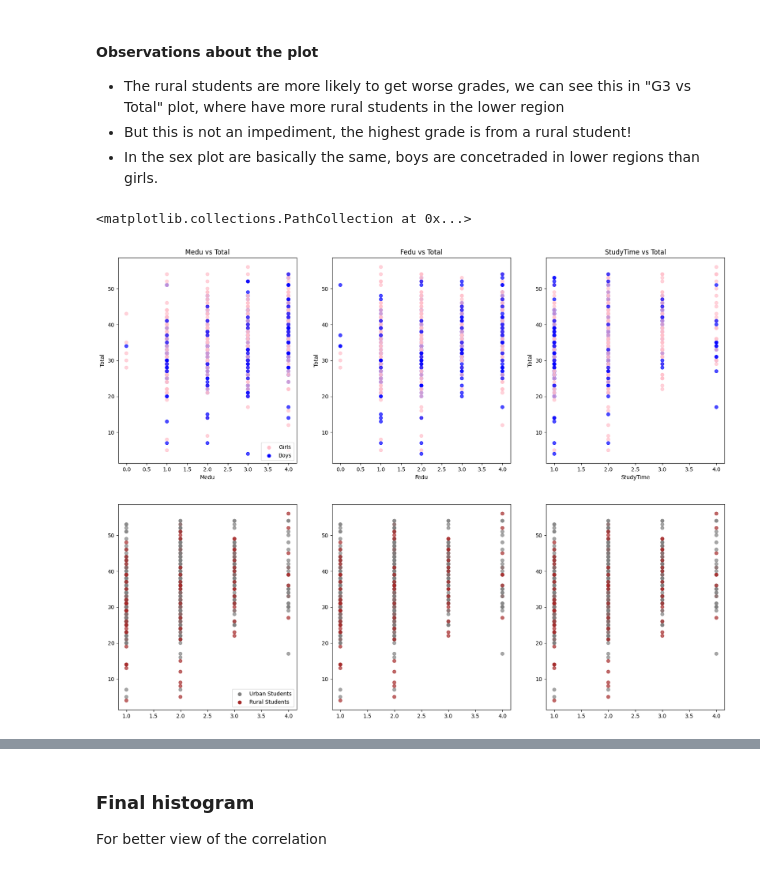
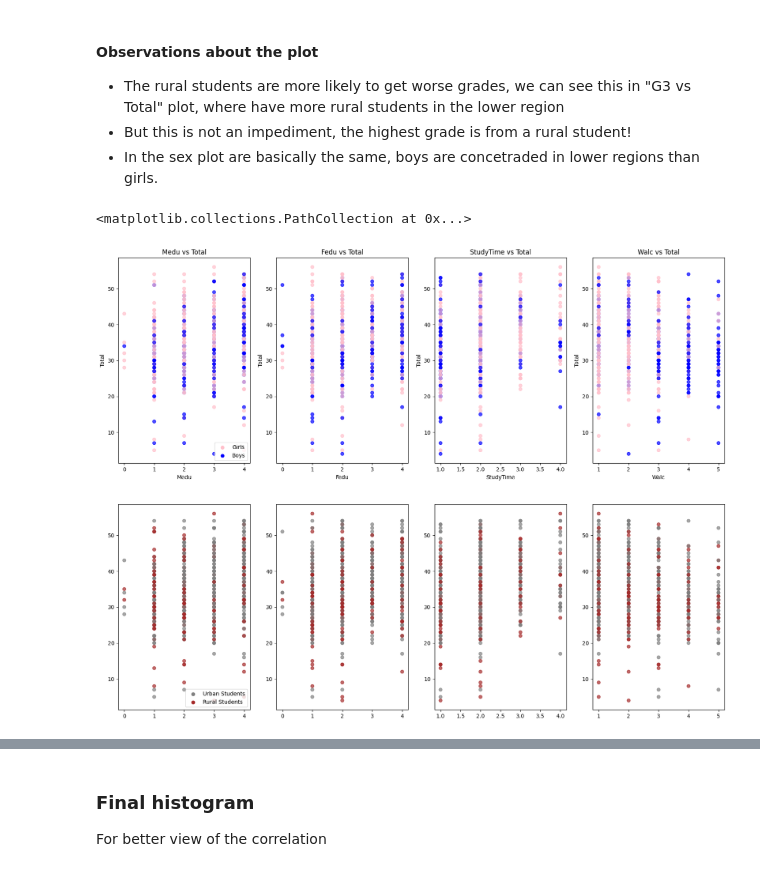
Before and after one commit to VBritis/EDA-StudentPerformance, a Jupyter notebook: EDA.ipynb, the cells around one changed output, grey strips where cells are left out. Cells and saved outputs as stored; diff of their text form; code cells hidden in the pictures.

```diff
--- a/EDA.ipynb
+++ b/EDA.ipynb
@@ -267,42 +268,51 @@ plt.scatter(df['G3'], df['total'], color=df['sex'].map(colors), alpha=0.7)
 #All grades comparasion with final grade
 colorus = {'U': 'gray', 'R': 'brown','M': 'blue','F': 'pink'}
 plt.figure(figsize=(20,15))
 
-plt.subplot(2, 3, 1)
+plt.subplot(2, 4, 1)
 plt.scatter(df['Medu'], df['total'], color=df['sex'].map(colorus), alpha=0.7)
 plt.title('Medu vs Total')
 plt.xlabel('Medu')
 plt.ylabel('Total')
 plt.scatter([], [], color='pink', label='Girls')
 plt.scatter([], [], color='blue', label='Boys')
 plt.legend(loc="lower right")
 
-plt.subplot(2,3,2)
+plt.subplot(2,4,2)
 plt.scatter(df['Fedu'], df['total'], color=df['sex'].map(colorus), alpha=0.7)
 plt.title('Fedu vs Total')
 plt.xlabel('Fedu')
 plt.ylabel('Total')
 
-plt.subplot(2,3,3)
+plt.subplot(2,4,3)
 plt.scatter(df['studytime'], df['total'], color=df['sex'].map(colorus), alpha=0.7)
 plt.title('StudyTime vs Total')
 plt.xlabel('StudyTime')
 plt.ylabel('Total')
 
-plt.subplot(2,3,4)
-plt.scatter(df['studytime'], df['total'], color=df['address'].map(colorus), alpha=0.7)
+plt.subplot(2,4,4)
+plt.scatter(df['Walc'], df['total'], color=df['sex'].map(colorus), alpha=0.7)
+plt.title('Walc vs Total')
+plt.xlabel('Walc')
+plt.ylabel('Total')
+
+plt.subplot(2,4,5)
+plt.scatter(df['Medu'], df['total'], color=df['address'].map(colorus), alpha=0.7)
 plt.scatter([], [], color='gray', label='Urban Students')
 plt.scatter([], [], color='brown', label='Rural Students')
 plt.legend(loc="lower right")
 
-plt.subplot(2,3,5)
+plt.subplot(2,4,6)
+plt.scatter(df['Fedu'], df['total'], color=df['address'].map(colorus), alpha=0.7)
+
+plt.subplot(2,4,7)
 plt.scatter(df['studytime'], df['total'], color=df['address'].map(colorus), alpha=0.7)
 
-plt.subplot(2,3,6)
-plt.scatter(df['studytime'], df['total'], color=df['address'].map(colorus), alpha=0.7)
+plt.subplot(2,4,8)
+plt.scatter(df['Walc'], df['total'], color=df['address'].map(colorus), alpha=0.7)
 # %% [output]
 <matplotlib.collections.PathCollection at 0x...>
-[figure, old version]
+[figure, new version]
 # %% [markdown]
 ### Observations
 This plot above have a lot of great informations!
```
Also changed, not shown: parts of 2 cells of this notebook.
